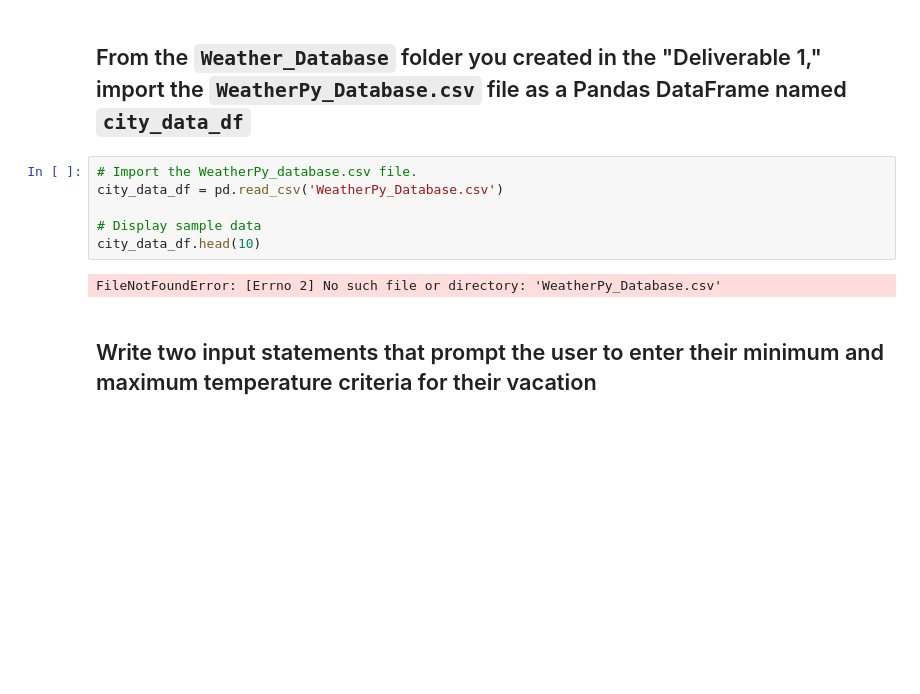
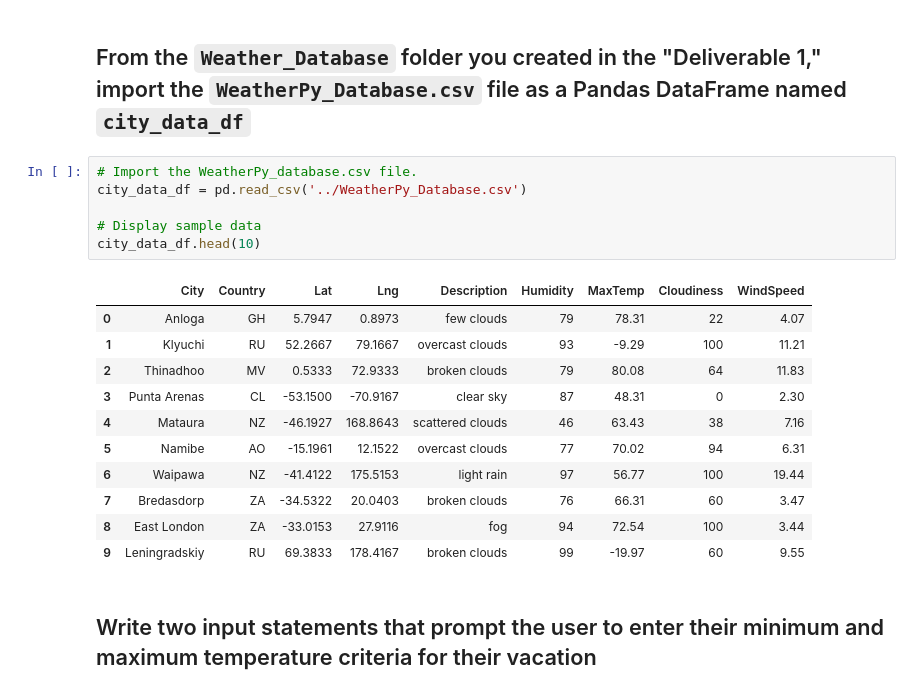
Before and after one commit to nrpineda/World-Weather-Analysis, a Jupyter notebook: Vacation Search/Vacation_Search.ipynb, the cells around one changed output. Drawn from its saved outputs; the diff is of its cells as text; blank space fills up the shorter version.

```diff
--- a/Vacation Search/Vacation_Search.ipynb
+++ b/Vacation Search/Vacation_Search.ipynb
@@ -62,12 +62,22 @@ from config import geoapify_key
 ## From the `Weather_Database` folder you created in the "Deliverable 1," import the `WeatherPy_Database.csv` file as a Pandas DataFrame named `city_data_df`
 # %%
 # Import the WeatherPy_database.csv file.
-city_data_df = pd.read_csv('WeatherPy_Database.csv')
+city_data_df = pd.read_csv('../WeatherPy_Database.csv')
 
 # Display sample data
 city_data_df.head(10)
 # %% [output]
-FileNotFoundError: [Errno 2] No such file or directory: 'WeatherPy_Database.csv'
+|  | City | Country | Lat | Lng | Description | Humidity | MaxTemp | Cloudiness | WindSpeed |
+| 0 | Anloga | GH | 5.7947 | 0.8973 | few clouds | 79 | 78.31 | 22 | 4.07 |
+| 1 | Klyuchi | RU | 52.2667 | 79.1667 | overcast clouds | 93 | -9.29 | 100 | 11.21 |
+| 2 | Thinadhoo | MV | 0.5333 | 72.9333 | broken clouds | 79 | 80.08 | 64 | 11.83 |
+| 3 | Punta Arenas | CL | -53.1500 | -70.9167 | clear sky | 87 | 48.31 | 0 | 2.30 |
+| 4 | Mataura | NZ | -46.1927 | 168.8643 | scattered clouds | 46 | 63.43 | 38 | 7.16 |
+| 5 | Namibe | AO | -15.1961 | 12.1522 | overcast clouds | 77 | 70.02 | 94 | 6.31 |
+| 6 | Waipawa | NZ | -41.4122 | 175.5153 | light rain | 97 | 56.77 | 100 | 19.44 |
+| 7 | Bredasdorp | ZA | -34.5322 | 20.0403 | broken clouds | 76 | 66.31 | 60 | 3.47 |
+| 8 | East London | ZA | -33.0153 | 27.9116 | fog | 94 | 72.54 | 100 | 3.44 |
+| 9 | Leningradskiy | RU | 69.3833 | 178.4167 | broken clouds | 99 | -19.97 | 60 | 9.55 |
 # %% [markdown]
 ## Write two input statements that prompt the user to enter their minimum and maximum temperature criteria for their vacation
 # %%
```
Also changed, not shown: parts of 6 cells of this notebook, 1 other file.
